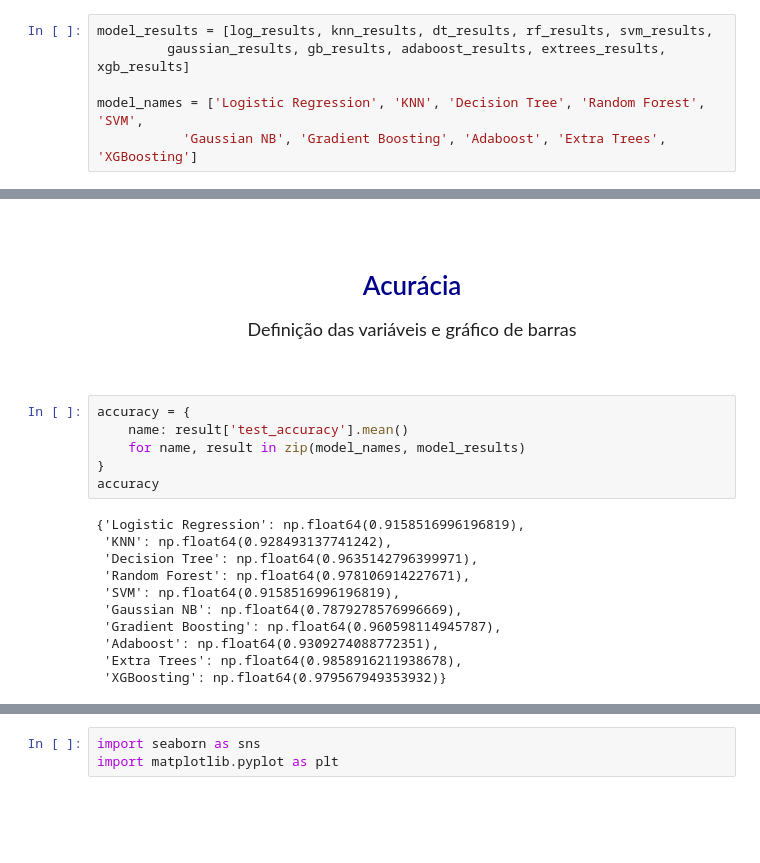
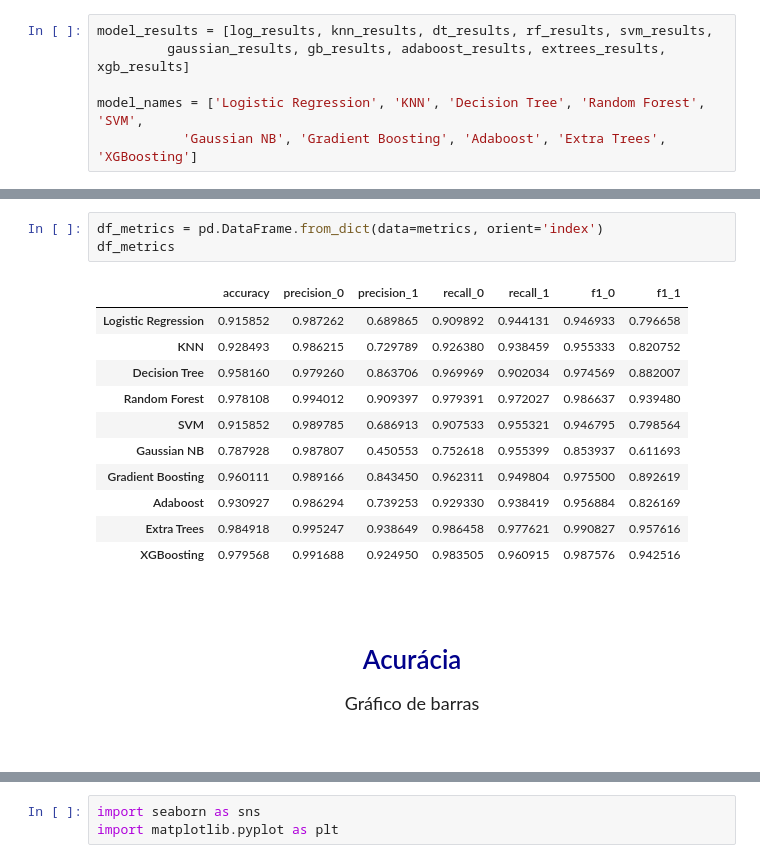
Before and after one commit to SLCosta1011/Country-Development-Predictor, a Jupyter notebook: model_test.ipynb, the cells around one changed output, grey strips where cells are left out. Saved outputs shown, nothing was run; the diff lists cells and outputs as text; blank space fills up the shorter version.

```diff
--- a/model_test.ipynb
+++ b/model_test.ipynb
@@ -698,25 +724,23 @@ model_names = ['Logistic Regression', 'KNN', 'Decision Tree', 'Random Forest', '
+# %%
+df_metrics = pd.DataFrame.from_dict(data=metrics, orient='index')
+df_metrics
+# %% [output]
+|  | accuracy | precision_0 | precision_1 | recall_0 | recall_1 | f1_0 | f1_1 |
+| Logistic Regression | 0.915852 | 0.987262 | 0.689865 | 0.909892 | 0.944131 | 0.946933 | 0.796658 |
+| KNN | 0.928493 | 0.986215 | 0.729789 | 0.926380 | 0.938459 | 0.955333 | 0.820752 |
+| Decision Tree | 0.958160 | 0.979260 | 0.863706 | 0.969969 | 0.902034 | 0.974569 | 0.882007 |
+| Random Forest | 0.978108 | 0.994012 | 0.909397 | 0.979391 | 0.972027 | 0.986637 | 0.939480 |
+| SVM | 0.915852 | 0.989785 | 0.686913 | 0.907533 | 0.955321 | 0.946795 | 0.798564 |
+| Gaussian NB | 0.787928 | 0.987807 | 0.450553 | 0.752618 | 0.955399 | 0.853937 | 0.611693 |
+| Gradient Boosting | 0.960111 | 0.989166 | 0.843450 | 0.962311 | 0.949804 | 0.975500 | 0.892619 |
+| Adaboost | 0.930927 | 0.986294 | 0.739253 | 0.929330 | 0.938419 | 0.956884 | 0.826169 |
+| Extra Trees | 0.984918 | 0.995247 | 0.938649 | 0.986458 | 0.977621 | 0.990827 | 0.957616 |
+| XGBoosting | 0.979568 | 0.991688 | 0.924950 | 0.983505 | 0.960915 | 0.987576 | 0.942516 |
 # %% [markdown]
 <div style="padding:25px; border-radius:12px; radius:2px solid #ddd";>
 
 <h1 style="text-align:center; color:darkblue">Acurácia</h1>
 
-<p style="text-align:center; font-size:18px;">Definição das variáveis e gráfico de barras</p>
+<p style="text-align:center; font-size:18px;">Gráfico de barras</p>
 
 </div>
-# %%
-accuracy = {
-    name: result['test_accuracy'].mean()
-    for name, result in zip(model_names, model_results)
-}
-accuracy
-# %% [output]
-{'Logistic Regression': np.float64(0.9158516996196819),
- 'KNN': np.float64(0.928493137741242),
- 'Decision Tree': np.float64(0.9635142796399971),
- 'Random Forest': np.float64(0.978106914227671),
- 'SVM': np.float64(0.9158516996196819),
- 'Gaussian NB': np.float64(0.7879278576996669),
- 'Gradient Boosting': np.float64(0.960598114945787),
- 'Adaboost': np.float64(0.9309274088772351),
- 'Extra Trees': np.float64(0.9858916211938678),
- 'XGBoosting': np.float64(0.979567949353932)}
```
Also changed, not shown: parts of 15 cells of this notebook.
